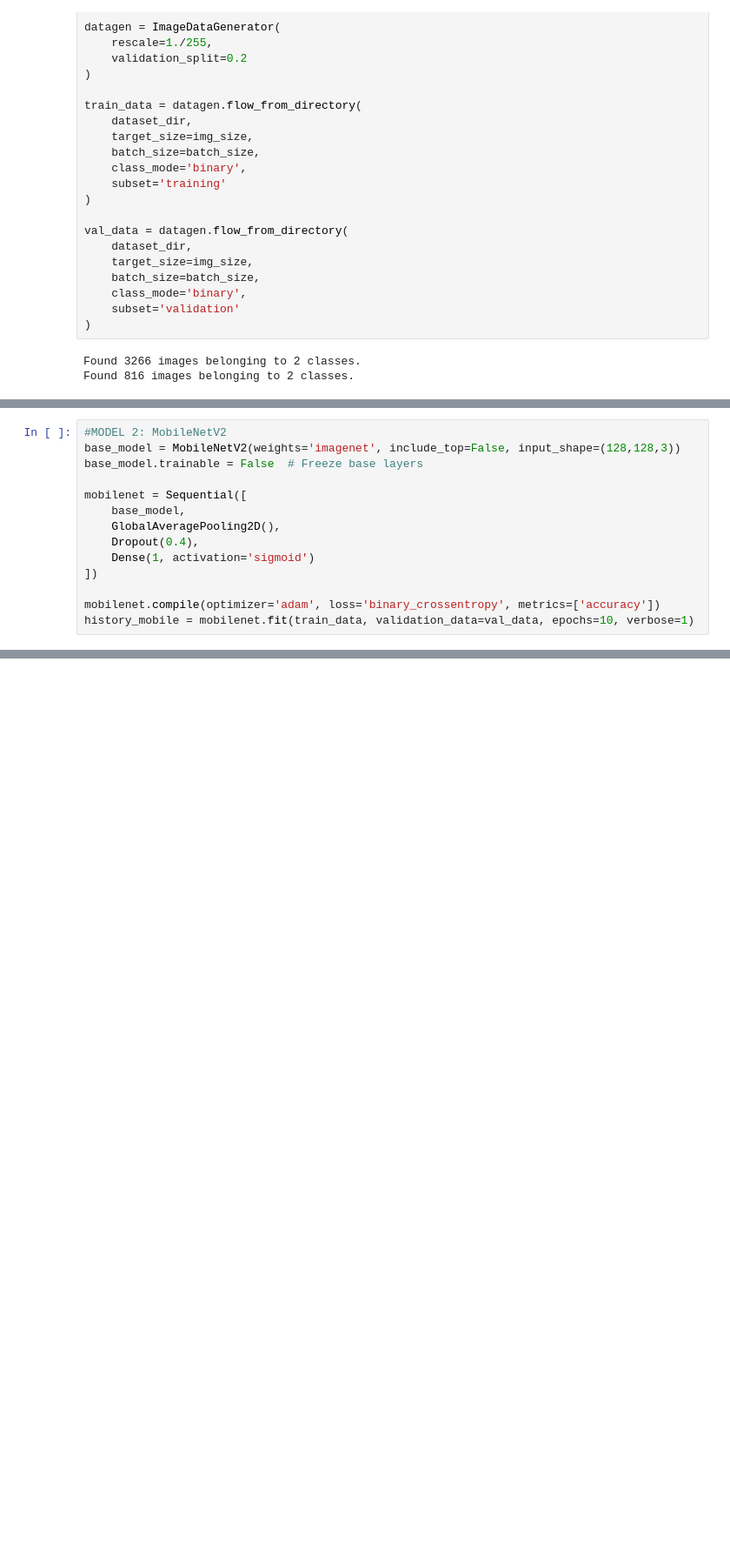
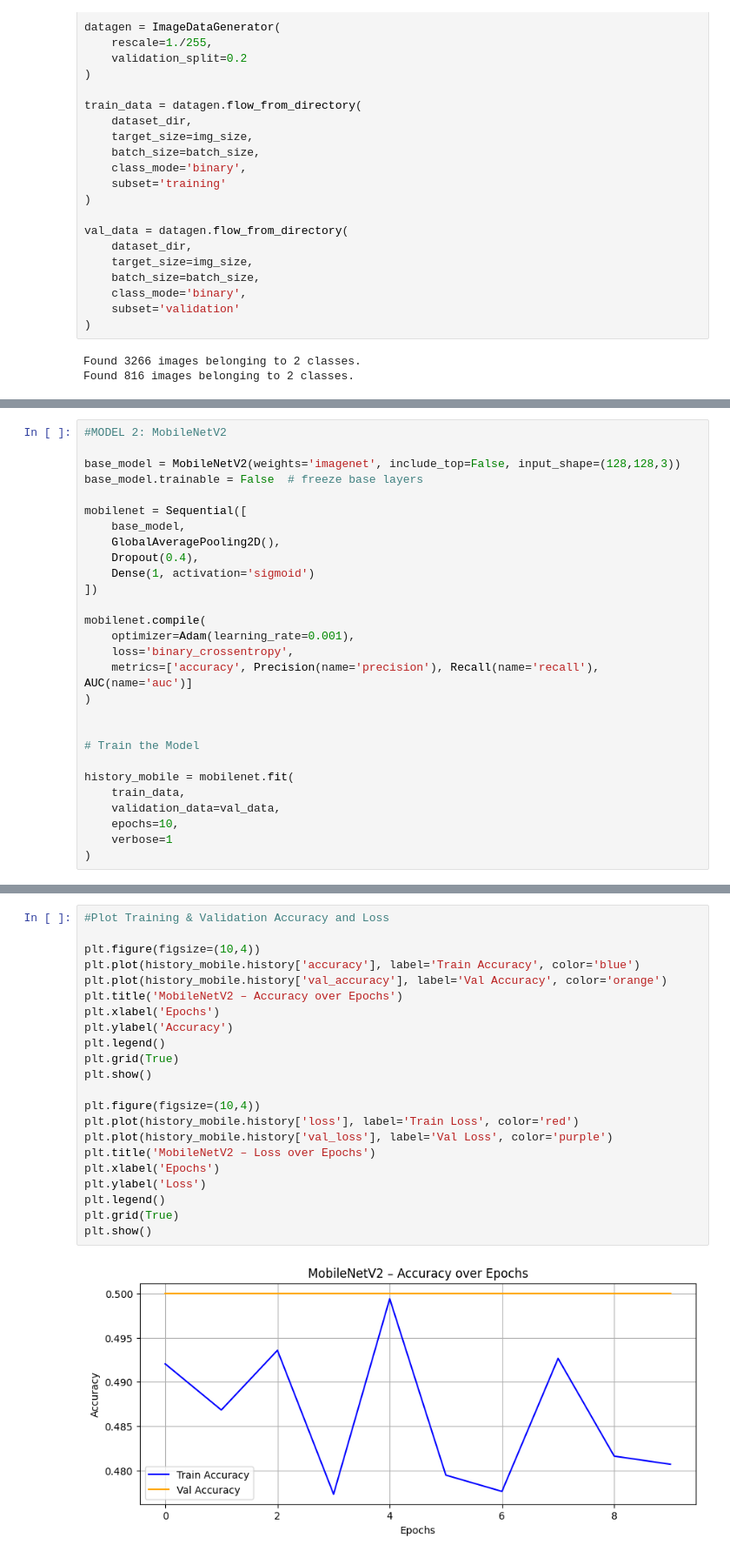
Before and after one commit to Nandhinimh/DEEPFAKE_DETECTION, a Jupyter notebook: CNN.ipynb, the cells around one changed output, grey strips where cells are left out. Shown at 87% size. Saved outputs shown, nothing was run; the diff lists cells and outputs as text; blank space fills up the shorter version.

```diff
--- a/CNN.ipynb
+++ b/CNN.ipynb
@@ -113,7 +177,8 @@ Epoch 10/10
 # %%
 #MODEL 2: MobileNetV2
+
 base_model = MobileNetV2(weights='imagenet', include_top=False, input_shape=(128,128,3))
-base_model.trainable = False  # Freeze base layers
+base_model.trainable = False  # freeze base layers
 
 mobilenet = Sequential([
     base_model,
@@ -122,8 +187,21 @@ mobilenet = Sequential([
     Dense(1, activation='sigmoid')
 ])
 
-mobilenet.compile(optimizer='adam', loss='binary_crossentropy', metrics=['accuracy'])
-history_mobile = mobilenet.fit(train_data, validation_data=val_data, epochs=10, verbose=1)
+mobilenet.compile(
+    optimizer=Adam(learning_rate=0.001),
+    loss='binary_crossentropy',
+    metrics=['accuracy', Precision(name='precision'), Recall(name='recall'), AUC(name='auc')]
+)
+
+
+# Train the Model
+
+history_mobile = mobilenet.fit(
+    train_data,
+    validation_data=val_data,
+    epochs=10,
+    verbose=1
+)
 # %% [output]
 Downloading data from https://storage.googleapis.com/tensorflow/keras-applications/mobilenet_v2/mobilenet_v2_weights_tf_dim_ordering_tf_kernels_1.0_128_no_top.h5
 9406464/9406464 ━━━━━━━━━━━━━━━━━━━━ 0s 0us/step
@@ -144,0 +244,24 @@ Epoch 10/10
+# %%
+#Plot Training & Validation Accuracy and Loss
+
+plt.figure(figsize=(10,4))
+plt.plot(history_mobile.history['accuracy'], label='Train Accuracy', color='blue')
+plt.plot(history_mobile.history['val_accuracy'], label='Val Accuracy', color='orange')
+plt.title('MobileNetV2 – Accuracy over Epochs')
+plt.xlabel('Epochs')
+plt.ylabel('Accuracy')
+plt.legend()
+plt.grid(True)
+plt.show()
+
+plt.figure(figsize=(10,4))
+plt.plot(history_mobile.history['loss'], label='Train Loss', color='red')
+plt.plot(history_mobile.history['val_loss'], label='Val Loss', color='purple')
+plt.title('MobileNetV2 – Loss over Epochs')
+plt.xlabel('Epochs')
+plt.ylabel('Loss')
+plt.legend()
+plt.grid(True)
+plt.show()
+# %% [output]
+[figure, added]
```
Also changed, not shown: parts of 19 cells of this notebook.
